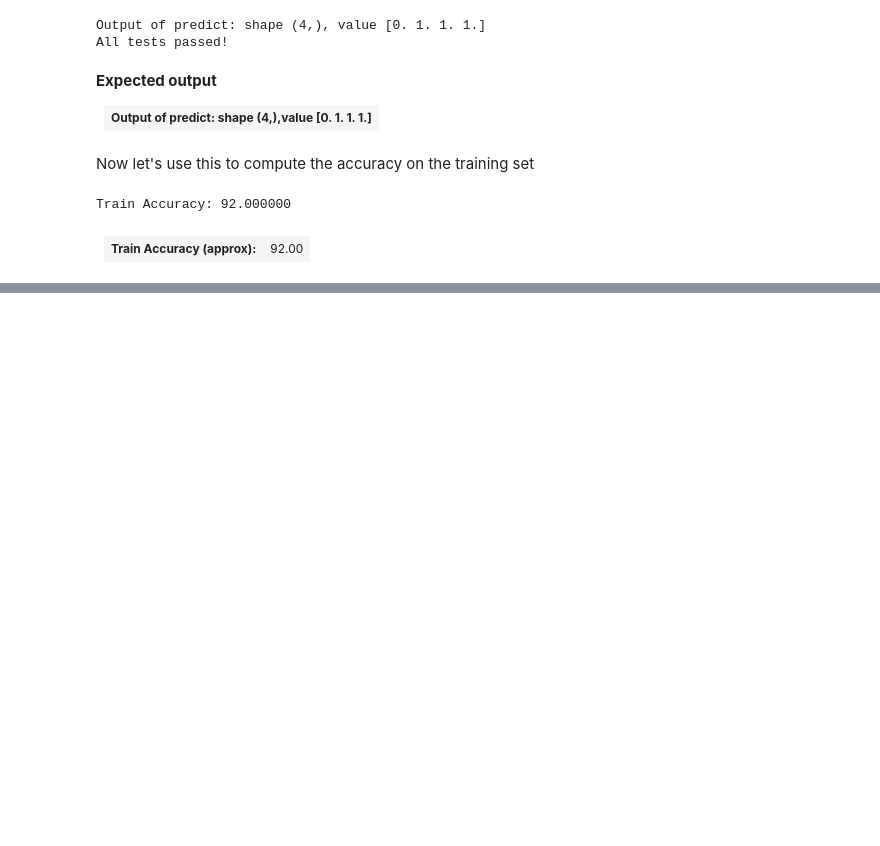
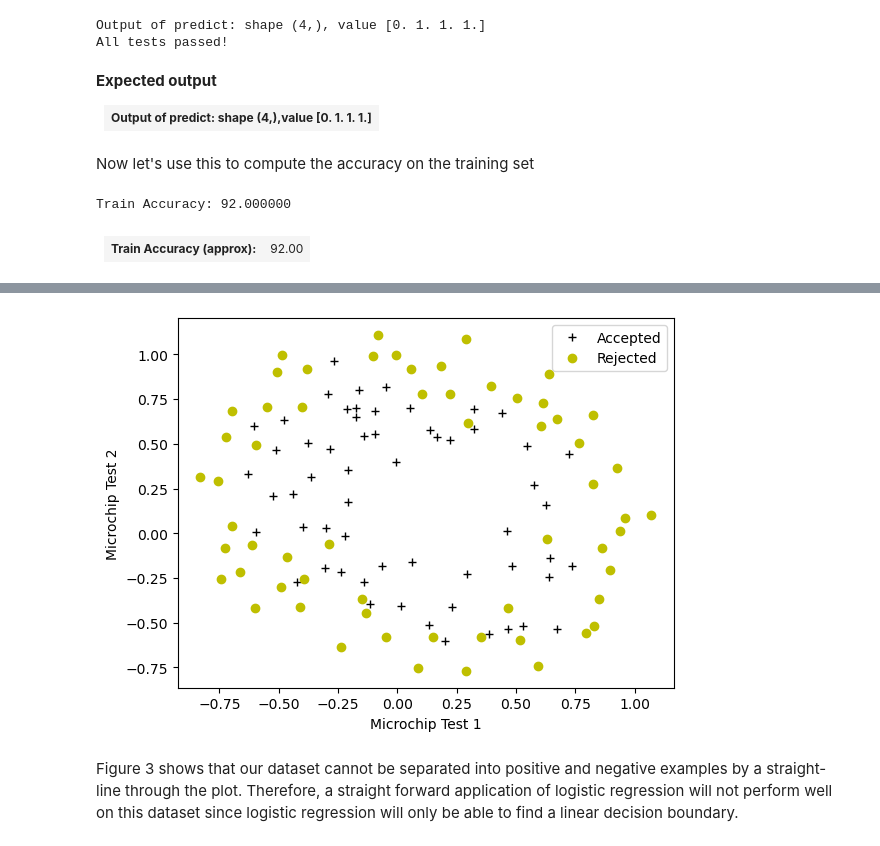
Before and after one commit to OoFa99/Machine-Learning-Specialization, a Jupyter notebook: C1_Supervised Machine Learning: Regression and Classification/Week3/C1_Week3_Assignment1/C1_W3_Logistic_Regression.ipynb, the cells around one changed output, grey strips where cells are left out. Cells and saved outputs as stored; diff of their text form; code cells hidden in the pictures; blank space fills up the shorter version.

Commit message:
Update C1_W3_Logistic_Regression.ipynb
- Loaded the second dataset
- Inspected and visualized the data

```diff
--- a/C1_Supervised Machine Learning: Regression and Classification/Week3/C1_Week3_Assignment1/C1_W3_Logistic_Regression.ipynb
+++ b/C1_Supervised Machine Learning: Regression and Classification/Week3/C1_Week3_Assignment1/C1_W3_Logistic_Regression.ipynb
@@ -908,0 +933,3 @@ Train Accuracy: 92.000000
+# %%
+# Load the second dataset
+X_train, y_train = load_data("data/ex2data2.txt")
@@ -908,0 +975,15 @@ Train Accuracy: 92.000000
+# %%
+# Plot examples
+plot_data(X_train, y_train[:], pos_label="Accepted", neg_label="Rejected")
+
+# Set the y-axis label
+plt.ylabel('Microchip Test 2')
+
+# Set the x-axis label
+plt.xlabel('Microchip Test 1')
+plt.legend(loc="upper right")
+plt.show()
+# %% [output]
+[figure, added]
+# %% [markdown]
+Figure 3 shows that our dataset cannot be separated into positive and negative examples by a straight-line through the plot. Therefore, a straight forward application of logistic regression will not perform well on this dataset since logistic regression will only be able to find a linear decision boundary.
```
Also changed, not shown: parts of 6 cells of this notebook.
